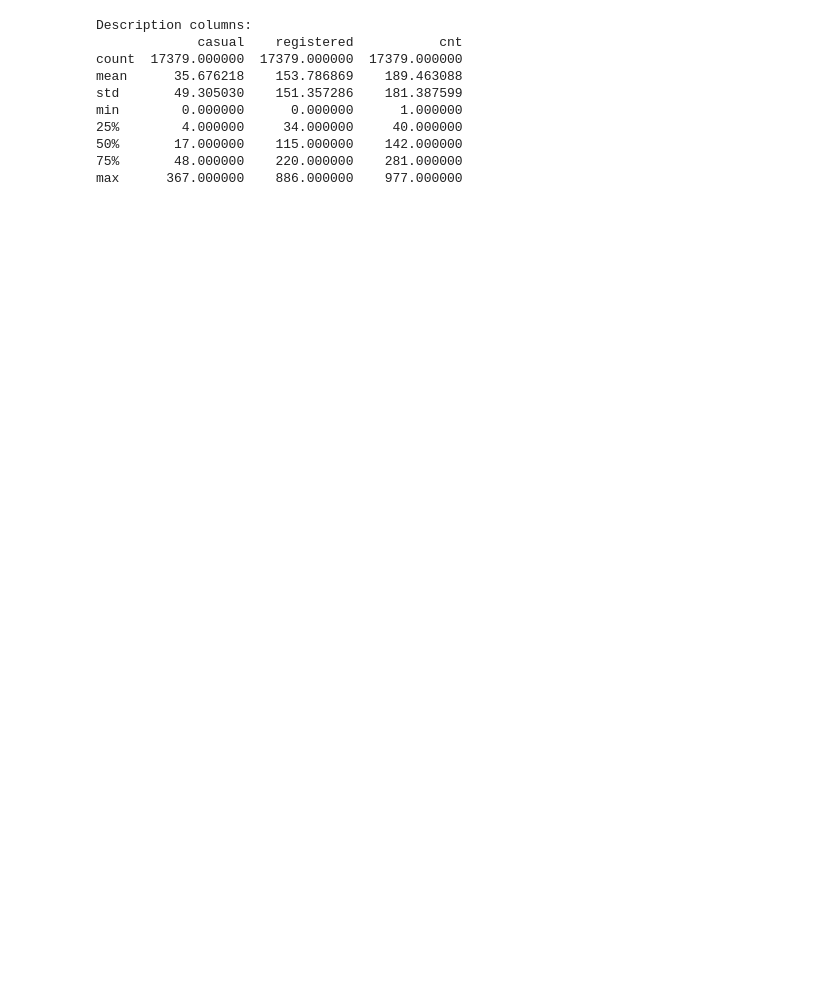
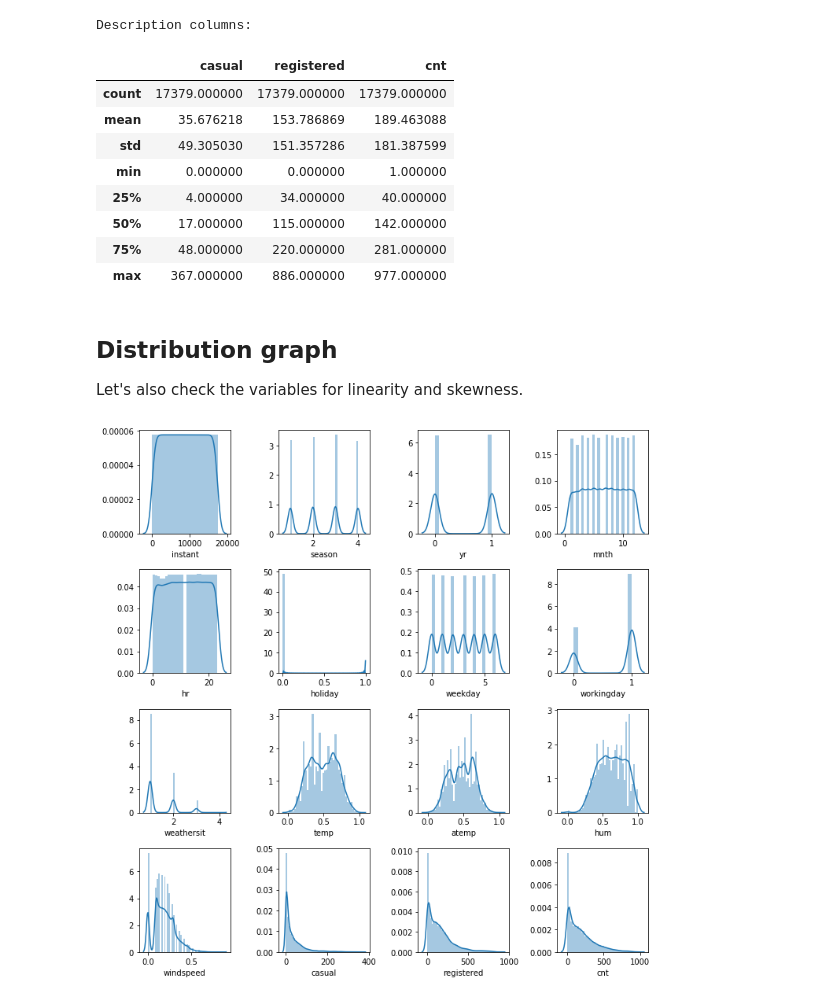
Before and after one commit to MiroGoettler/My_DataScience_Projects, a Jupyter notebook: Exploratory_Data_Analysis/Bike_Rental_Exploratory_DataAnalysis.ipynb, the cells around one changed output. Drawn from its saved outputs; the diff is of its cells as text; code cells hidden in the pictures; blank space fills up the shorter version.

```diff
--- a/Exploratory_Data_Analysis/Bike_Rental_Exploratory_DataAnalysis.ipynb
+++ b/Exploratory_Data_Analysis/Bike_Rental_Exploratory_DataAnalysis.ipynb
@@ -55,14 +54,29 @@ None
 # %%
 print('Description columns:')
-print(df[['casual', 'registered', 'cnt']].describe())
+df[['casual', 'registered', 'cnt']].describe()
 # %% [output]
 Description columns:
-             casual    registered           cnt
-count  17379.000000  17379.000000  17379.000000
-mean      35.676218    153.786869    189.463088
-std       49.305030    151.357286    181.387599
-min        0.000000      0.000000      1.000000
-25%        4.000000     34.000000     40.000000
-50%       17.000000    115.000000    142.000000
-75%       48.000000    220.000000    281.000000
-max      367.000000    886.000000    977.000000
+|  | casual | registered | cnt |
+| count | 17379.000000 | 17379.000000 | 17379.000000 |
+| mean | 35.676218 | 153.786869 | 189.463088 |
+| std | 49.305030 | 151.357286 | 181.387599 |
+| min | 0.000000 | 0.000000 | 1.000000 |
+| 25% | 4.000000 | 34.000000 | 40.000000 |
+| 50% | 17.000000 | 115.000000 | 142.000000 |
+| 75% | 48.000000 | 220.000000 | 281.000000 |
+| max | 367.000000 | 886.000000 | 977.000000 |
+# %% [markdown]
+## Distribution graph
+Let's also check the variables for linearity and skewness.
+# %%
+counter = 1
+non_date = df.drop(['dteday'], axis=1)
+for col in non_date:
+    plt.subplot(4, 4, counter)
+    sns.distplot(non_date[col])
+    counter += 1
+
+plt.tight_layout()
+plt.show()
+# %% [output]
+[figure, added]
```
Also changed, not shown: parts of 23 cells of this notebook.
